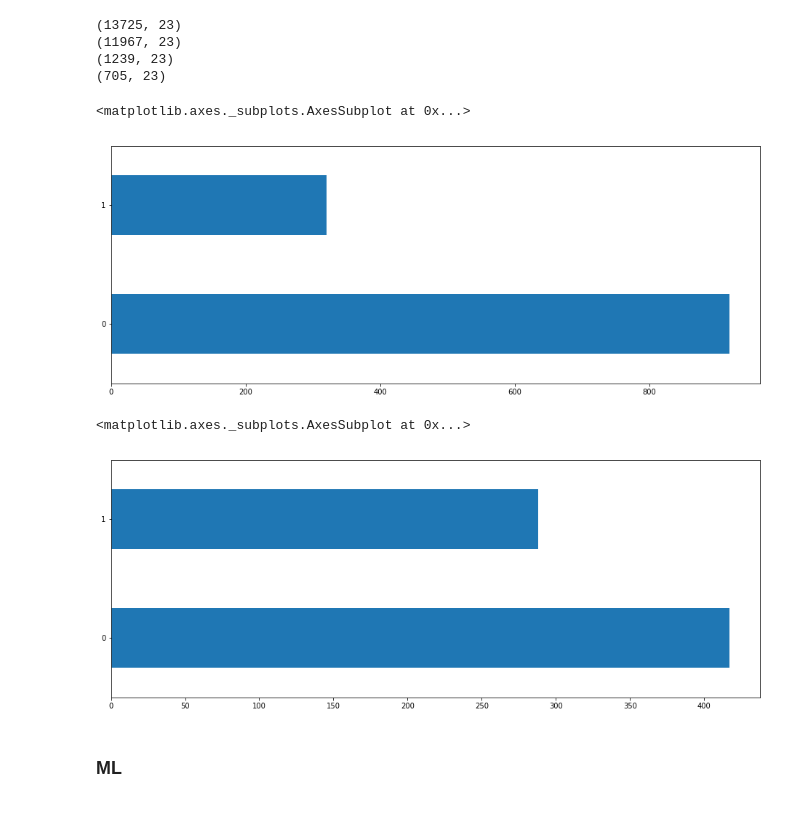
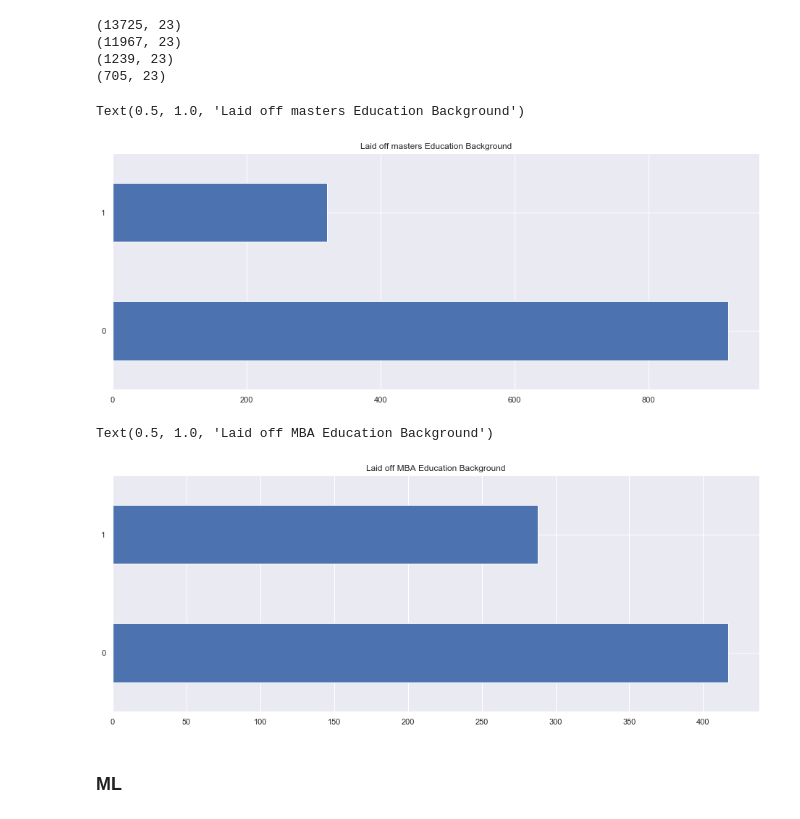
Before and after one commit to rohigovi/EmploymentDynamics, a Jupyter notebook: Python Notebooks for Visualization/Masters vs MBA.ipynb, the cells around one changed output. Cells and saved outputs as stored; diff of their text form; code cells hidden in the pictures.

```diff
--- a/Python Notebooks for Visualization/Masters vs MBA.ipynb
+++ b/Python Notebooks for Visualization/Masters vs MBA.ipynb
@@ -6,6 +6,8 @@ import seaborn as sns
 %matplotlib inline
 import warnings
 warnings.filterwarnings('ignore')
+# %%
+sns.set()
 # %%
 data = pd.read_csv(r'C:\Ran\Berkeley\IEOR\290\Project\Data\New Data\newData1.csv')
 # %%
@@ -99,14 +101,16 @@ print(MBA_laid_off.shape)
 data = pd.concat([master, MBA], axis = 0)
 # %%
 pd.value_counts(master_laid_off['Elite Institution']).plot.barh(figsize = (16,6))
+plt.title('Laid off masters Education Background' )
 # %% [output]
-<matplotlib.axes._subplots.AxesSubplot at 0x...>
+Text(0.5, 1.0, 'Laid off masters Education Background')
-[figure, old version]
+[figure, new version]
 # %%
 pd.value_counts(MBA_laid_off['Elite Institution']).plot.barh(figsize = (16,6))
+plt.title('Laid off MBA Education Background' )
 # %% [output]
-<matplotlib.axes._subplots.AxesSubplot at 0x...>
+Text(0.5, 1.0, 'Laid off MBA Education Background')
-[figure, old version]
+[figure, new version]
 # %% [markdown]
 ### ML
 # %%
```
Also changed, not shown: parts of 3 cells of this notebook, 7 other files.
